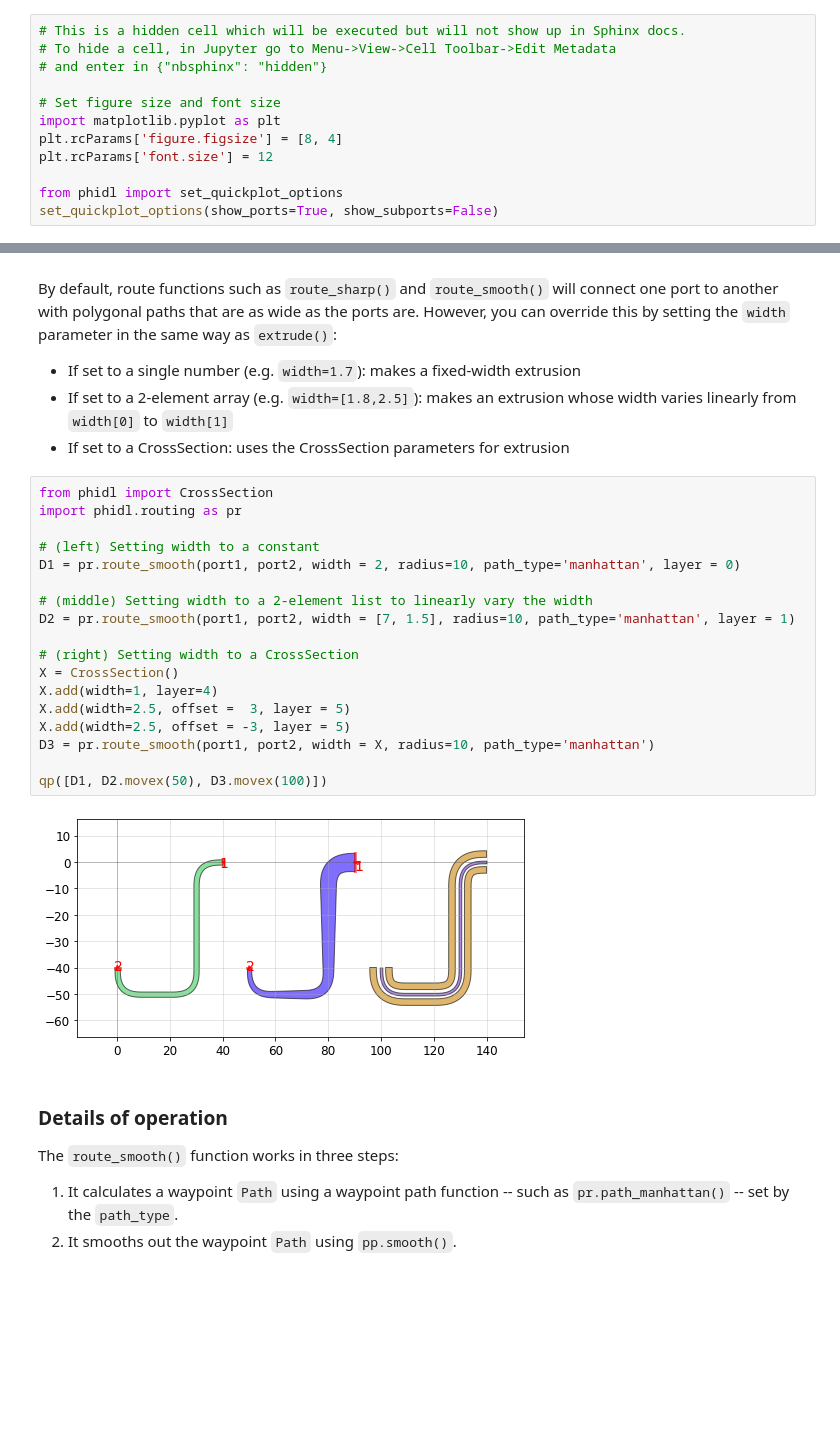
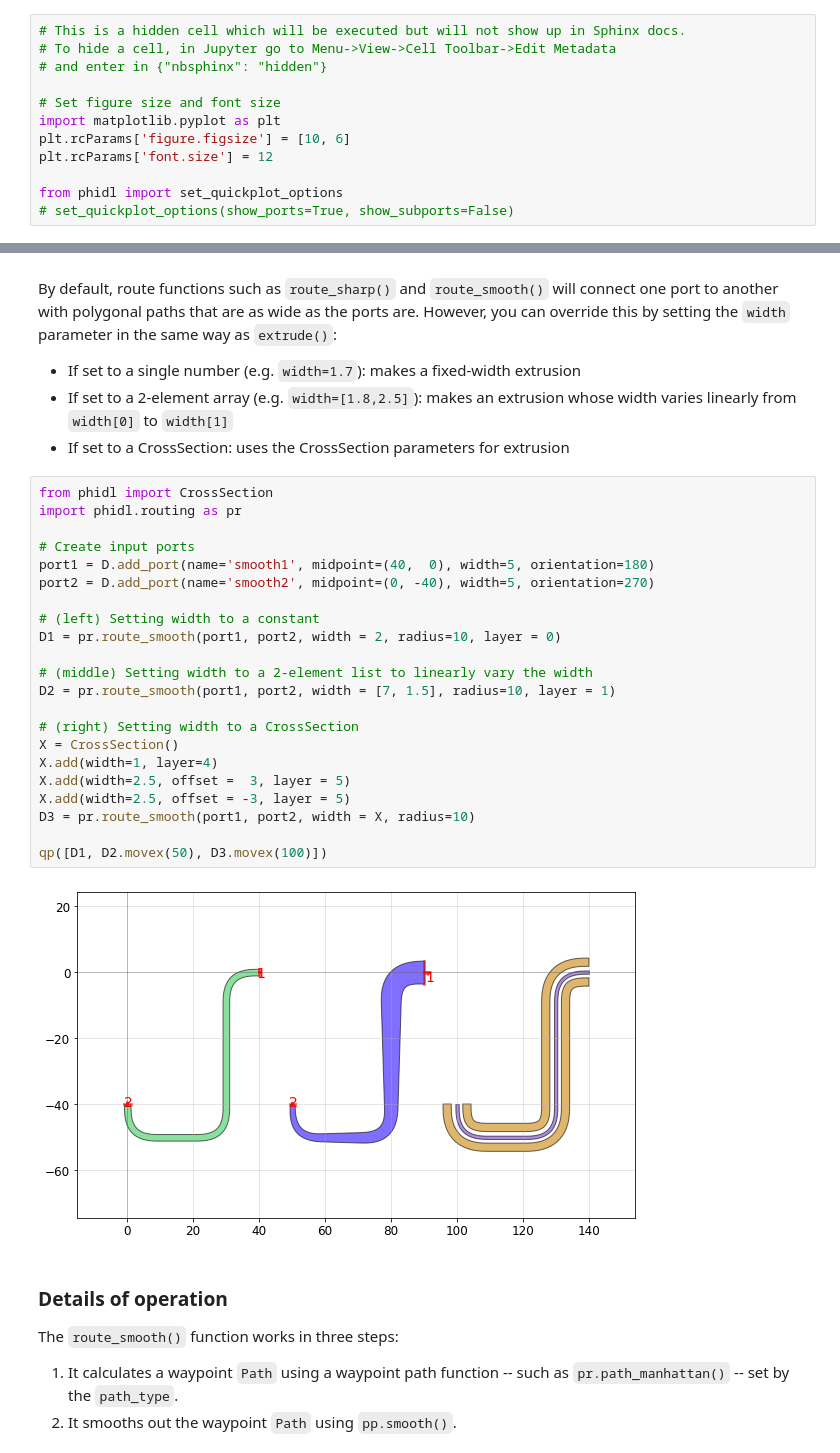
Before and after one commit to amccaugh/phidl, a Jupyter notebook: docs/tutorials/routing.ipynb, the cells around one changed output, grey strips where cells are left out. Saved outputs shown, nothing was run; the diff lists cells and outputs as text; blank space fills up the shorter version.

```diff
--- a/docs/tutorials/routing.ipynb
+++ b/docs/tutorials/routing.ipynb
@@ -5,11 +5,11 @@
 
 # Set figure size and font size
 import matplotlib.pyplot as plt
-plt.rcParams['figure.figsize'] = [8, 4]
+plt.rcParams['figure.figsize'] = [10, 6]
 plt.rcParams['font.size'] = 12
 
 from phidl import set_quickplot_options
-set_quickplot_options(show_ports=True, show_subports=False)
+# set_quickplot_options(show_ports=True, show_subports=False)
 # %% [markdown]
 # Routing
 
@@ -68,23 +69,27 @@ By default, route functions such as `route_sharp()` and `route_smooth()` will co
 # %%
 from phidl import CrossSection
 import phidl.routing as pr
 
+# Create input ports
+port1 = D.add_port(name='smooth1', midpoint=(40,  0), width=5, orientation=180)
+port2 = D.add_port(name='smooth2', midpoint=(0, -40), width=5, orientation=270)
+
 # (left) Setting width to a constant
-D1 = pr.route_smooth(port1, port2, width = 2, radius=10, path_type='manhattan', layer = 0)
+D1 = pr.route_smooth(port1, port2, width = 2, radius=10, layer = 0)
 
 # (middle) Setting width to a 2-element list to linearly vary the width
-D2 = pr.route_smooth(port1, port2, width = [7, 1.5], radius=10, path_type='manhattan', layer = 1)
+D2 = pr.route_smooth(port1, port2, width = [7, 1.5], radius=10, layer = 1)
 
 # (right) Setting width to a CrossSection
 X = CrossSection()
 X.add(width=1, layer=4)
 X.add(width=2.5, offset =  3, layer = 5)
 X.add(width=2.5, offset = -3, layer = 5)
-D3 = pr.route_smooth(port1, port2, width = X, radius=10, path_type='manhattan')
+D3 = pr.route_smooth(port1, port2, width = X, radius=10)
 
 qp([D1, D2.movex(50), D3.movex(100)])
 # %% [output]
-[figure, old version]
+[figure, new version]
 # %% [markdown]
 ### Details of operation
 
```
Also changed, not shown: parts of 16 cells of this notebook.
